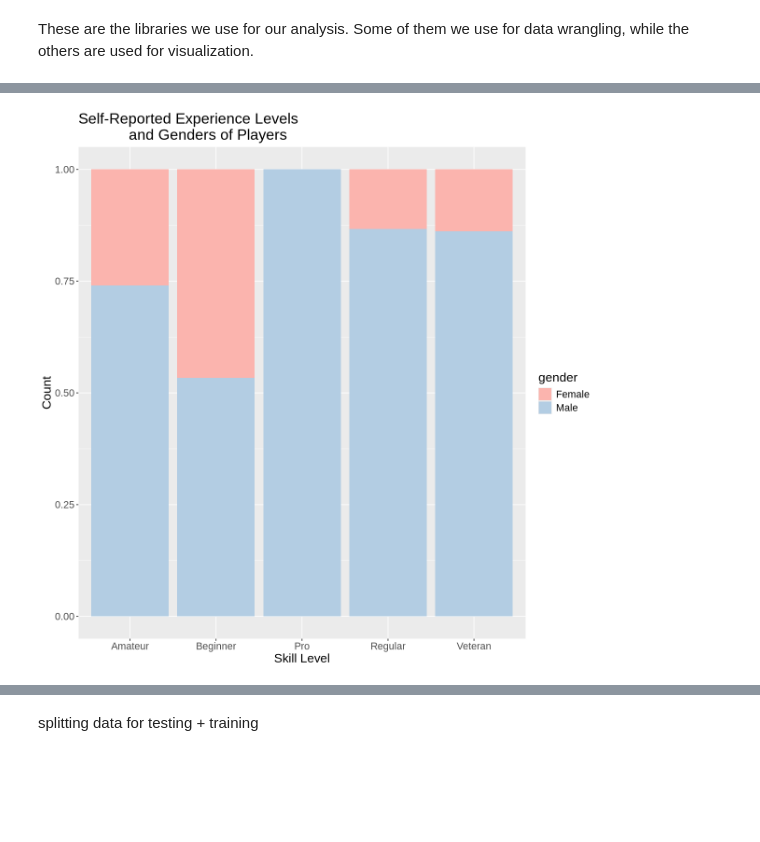
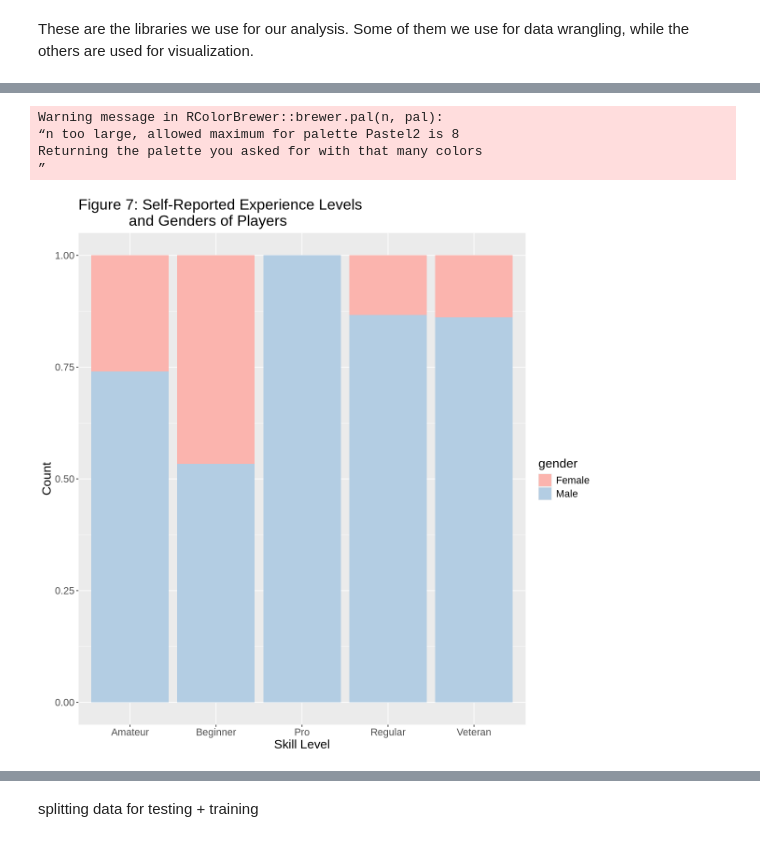
Before and after one commit to ellailan/PLAICRAFT-Data-Analysis, a Jupyter notebook: data-analysis.ipynb, the cells around one changed output, grey strips where cells are left out. Saved outputs shown, nothing was run; the diff lists cells and outputs as text; code cells hidden in the pictures; blank space fills up the shorter version.

```diff
--- a/data-analysis.ipynb
+++ b/data-analysis.ipynb
@@ -89,0 +78,25 @@ A tibble: 196 × 5
+# %%
+#looking at the most common responses and averages in the dataset, players
+
+mean_hours <- players |> summarize(mean_played_hours = mean(played_hours, na.rm = TRUE))
+mean_age <- players |> summarize(mean_age = mean(Age, na.rm = TRUE))
+
+median_hours <- players |> summarize(median_played_hours = median(played_hours, na.rm = TRUE))
+median_age <- players |> summarize(median_age = median(Age, na.rm = TRUE))
+
+gender <- players |> select(gender) |> count(gender, sort = TRUE)
+most_pop_gender <- gender |>
+                    slice_head(n = 1) |>
+                    select(- n)
+
+experience <- players |>
+                select(experience) |>
+                count(experience, sort = TRUE)
+
+most_pop_experience <- experience |>
+                        slice_head(n = 1) |>
+                        select(- n)
+
+players_summaries <- bind_cols(mean_age, median_age, mean_hours, median_hours, most_pop_gender, most_pop_experience)
+
+players_summaries
@@ -125,14 +201,29 @@ EXPLAIN what was found in graphs, EXPLAIN WE NOW R LOOKING AT DISTRIBUTION ACROS
 # %%
-
 experience_gender <- players |> ggplot(aes(x = experience, fill = gender)) +
   geom_bar(position = "fill") +
   labs(color = "Gender", y = "Count", x = "Skill Level") +
-    ggtitle("Self-Reported Experience Levels
+    ggtitle("Figure 7: Self-Reported Experience Levels
             and Genders of Players") +
     theme(text = element_text(size = 16)) +
     scale_fill_brewer(palette = 'Pastel1')
 
 
+players <- players |>
+  mutate(AgeGroup = cut_width(Age, width = 5, boundary = 0, closed = "left"))
+
+experience_age <- players |> ggplot(aes(x = experience, fill = AgeGroup)) +
+  geom_bar(position = "fill") +
+  labs(color = "Age Group", y = "Count", x = "Skill Level") +
+    ggtitle("Figure 8: Self-Reported Experience Levels
+            and Age of Players") +
+    theme(text = element_text(size = 16)) +
+    scale_fill_brewer(palette = 'Pastel2')
+
 experience_gender
+experience_age
 # %% [output]
+Warning message in RColorBrewer::brewer.pal(n, pal):
+“n too large, allowed maximum for palette Pastel2 is 8
+Returning the palette you asked for with that many colors
+”
-[figure, old version]
+[figure, new version]
```
Also changed, not shown: parts of 21 cells of this notebook.
